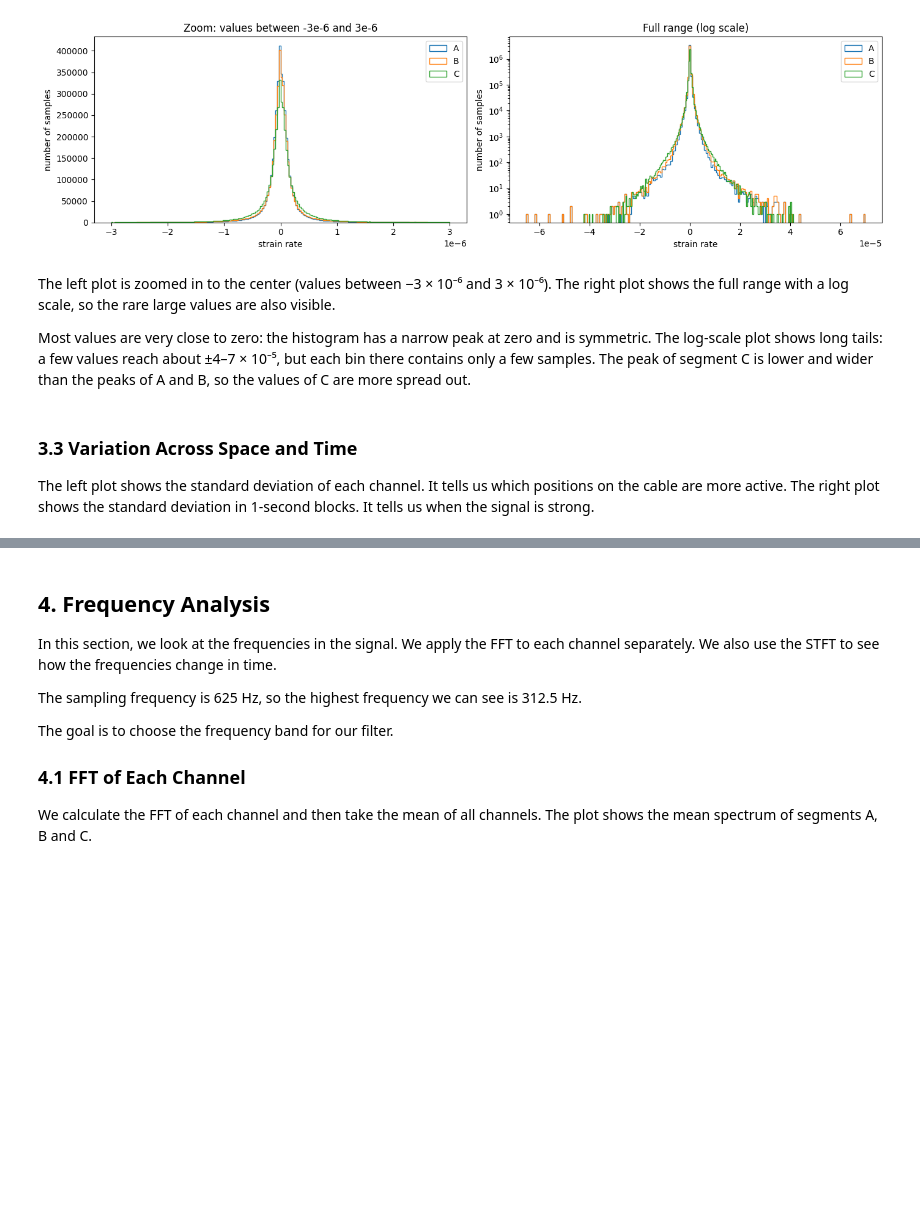
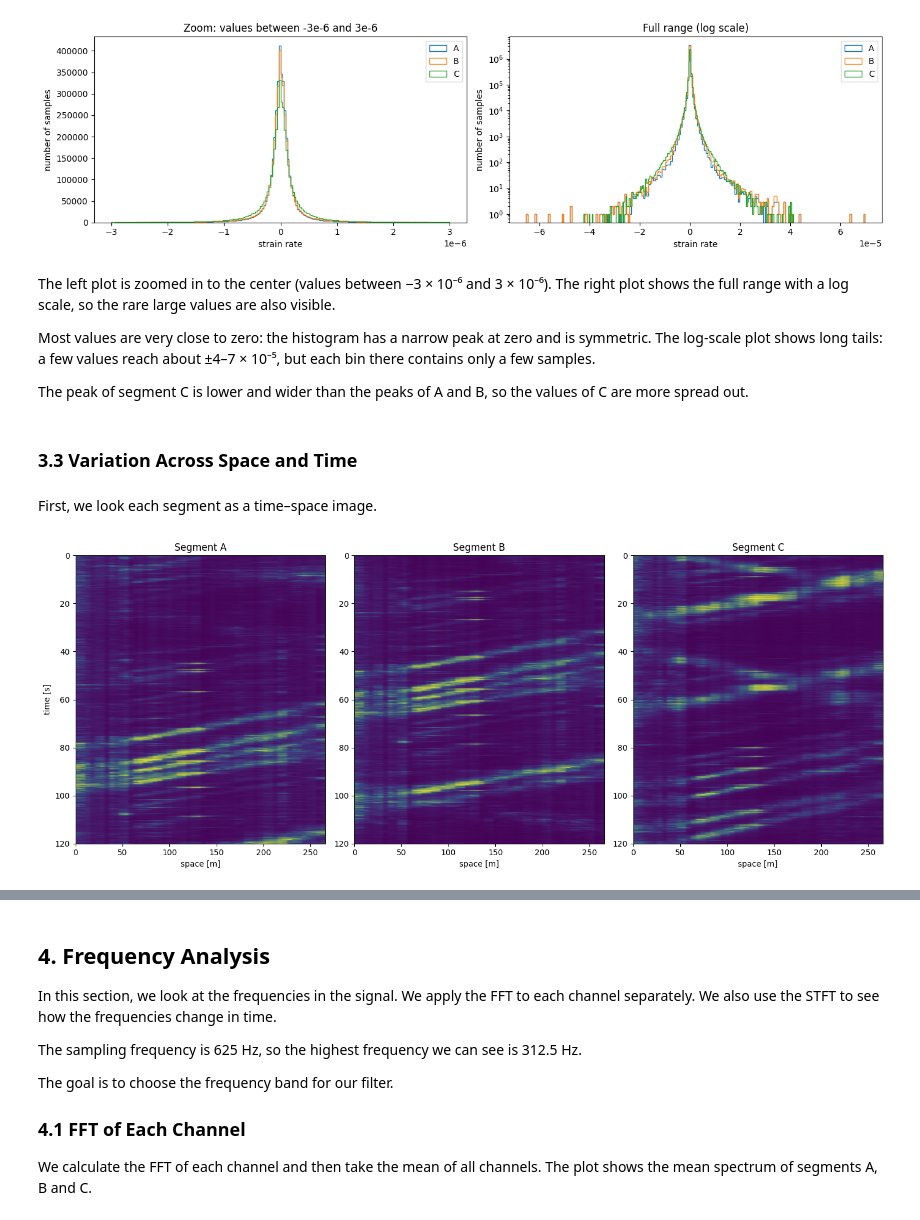
Before and after one commit to ceydacag0/Distributed-Antenna-System-Project, a Jupyter notebook: DAS.ipynb, the cells around one changed output, grey strips where cells are left out. Cells and saved outputs as stored; diff of their text form; code cells hidden in the pictures; blank space fills up the shorter version.

```diff
--- a/DAS.ipynb
+++ b/DAS.ipynb
@@ -255,10 +255,22 @@ plt.show()
 # %% [markdown]
 The left plot is zoomed in to the center (values between −3 × 10⁻⁶ and 3 × 10⁻⁶). The right plot shows the full range with a log scale, so the rare large values are also visible.
 
-Most values are very close to zero: the histogram has a narrow peak at zero and is symmetric. The log-scale plot shows long tails: a few values reach about ±4–7 × 10⁻⁵, but each bin there contains only a few samples. The peak of segment C is lower and wider than the peaks of A and B, so the values of C are more spread out.
+Most values are very close to zero: the histogram has a narrow peak at zero and is symmetric. The log-scale plot shows long tails: a few values reach about ±4–7 × 10⁻⁵, but each bin there contains only a few samples.
+
+The peak of segment C is lower and wider than the peaks of A and B, so the values of C are more spread out.
 # %% [markdown]
 ### 3.3 Variation Across Space and Time
-
-The left plot shows the standard deviation of each channel. It tells us which positions
-on the cable are more active. The right plot shows the standard deviation in 1-second blocks.
-It tells us when the signal is strong.
+# %% [markdown]
+First, we look each segment as a time–space image.
+# %%
+fig, axes = plt.subplots(1, 3, figsize=(15, 6))
+for ax, (label, x) in zip(axes, data.items()):
+    img = np.abs(x - x.mean(axis=0))
+    ax.imshow(img, aspect="auto", vmax=np.percentile(img, 99), extent=[0, n_channels * DX, 120, 0])
+    ax.set_title(f"Segment {label}")
+    ax.set_xlabel("space [m]")
+axes[0].set_ylabel("time [s]")
+plt.tight_layout()
+plt.show()
+# %% [output]
+[figure, added]
```
Also changed, not shown: parts of 12 cells of this notebook.
